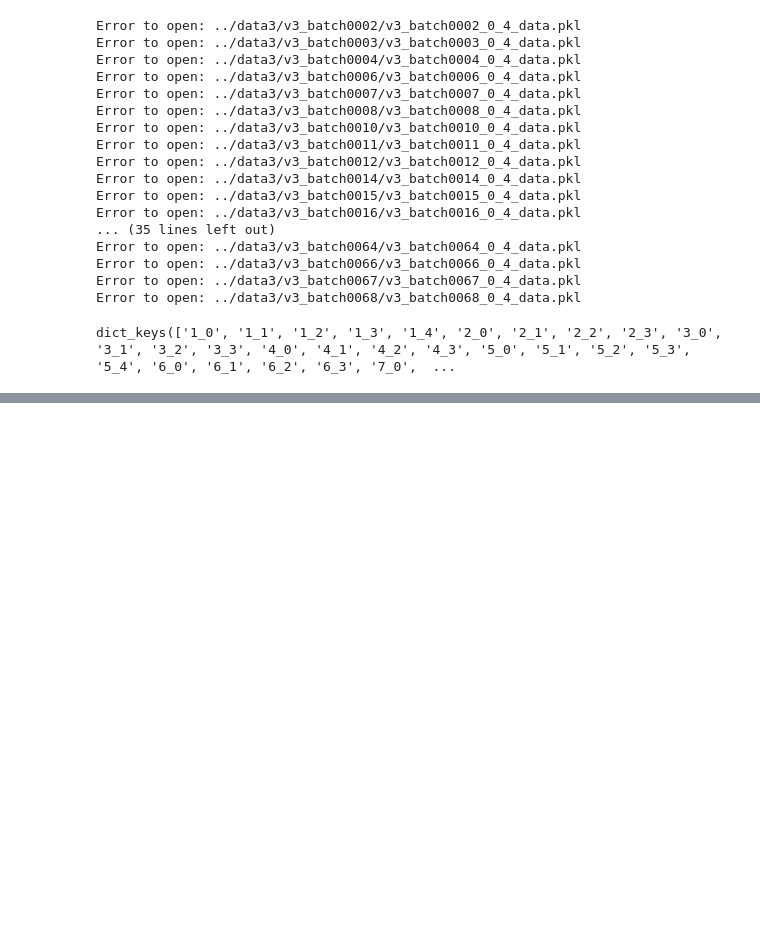
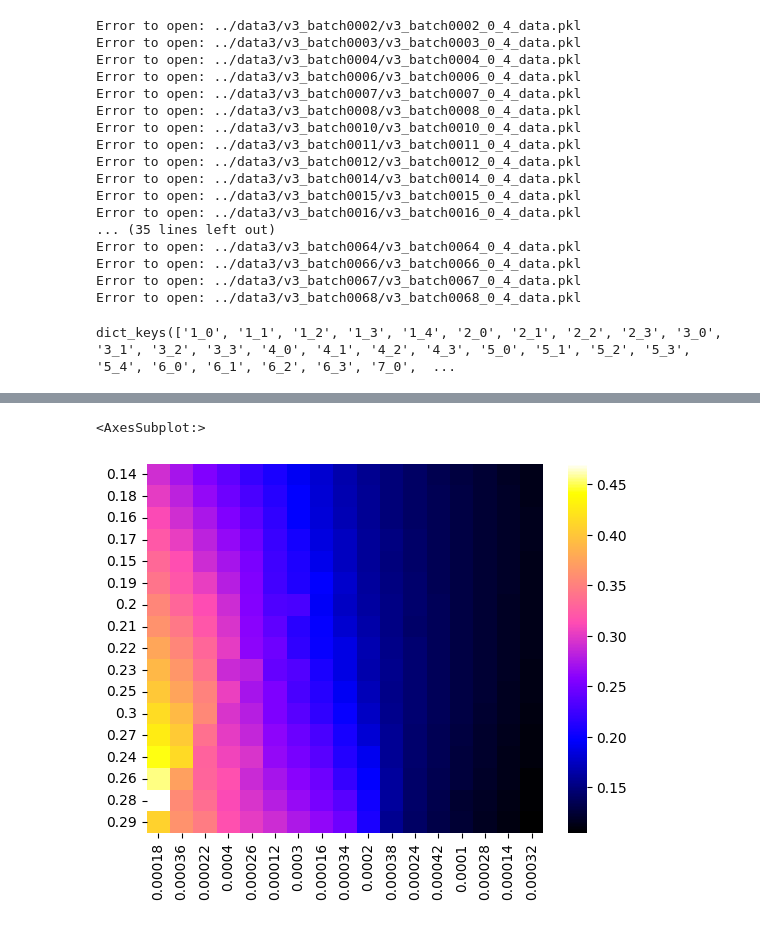
Before and after one commit to FernandoSBorges/chimeras, a Jupyter notebook: notebooks/load_data.ipynb, the cells around one changed output, grey strips where cells are left out. Cells and saved outputs as stored; diff of their text form; code cells hidden in the pictures; blank space fills up the shorter version.

Commit message:
heatmap of mean cv

```diff
--- a/notebooks/load_data.ipynb
+++ b/notebooks/load_data.ipynb
@@ -753,0 +737,21 @@ batches['1_4']['cv'][0]
+# %%
+gexs = np.zeros(len(batches.keys()))
+amps = np.zeros(len(batches.keys()))
+cvs = np.zeros(len(batches.keys()))
+# %%
+for i, values in enumerate(batches.values()):
+    amps[i] = values['amp']
+    gexs[i] = values['gex']
+    cvs[i] = np.mean(values['cv'][0])
+# %%
+teste = pd.DataFrame({},columns = list(set(gexs)), index=list(set(amps)))
+teste.index = np.float64(teste.index)
+teste.columns = np.float64(teste.columns)
+# %%
+i=0
+for a in list(set(amps)):
+    for g in list(set(gexs)):
+        teste.loc[a, g] = np.float64(cvs[i])
+        i+=1
+
+teste = teste.astype(float)
@@ -753,0 +779,5 @@ batches['1_4']['cv'][0]
+# %%
+sns.heatmap(teste, cmap='gnuplot2')
+# %% [output]
+<AxesSubplot:>
+[figure, added]
```
Also changed, not shown: parts of 3 cells of this notebook.
